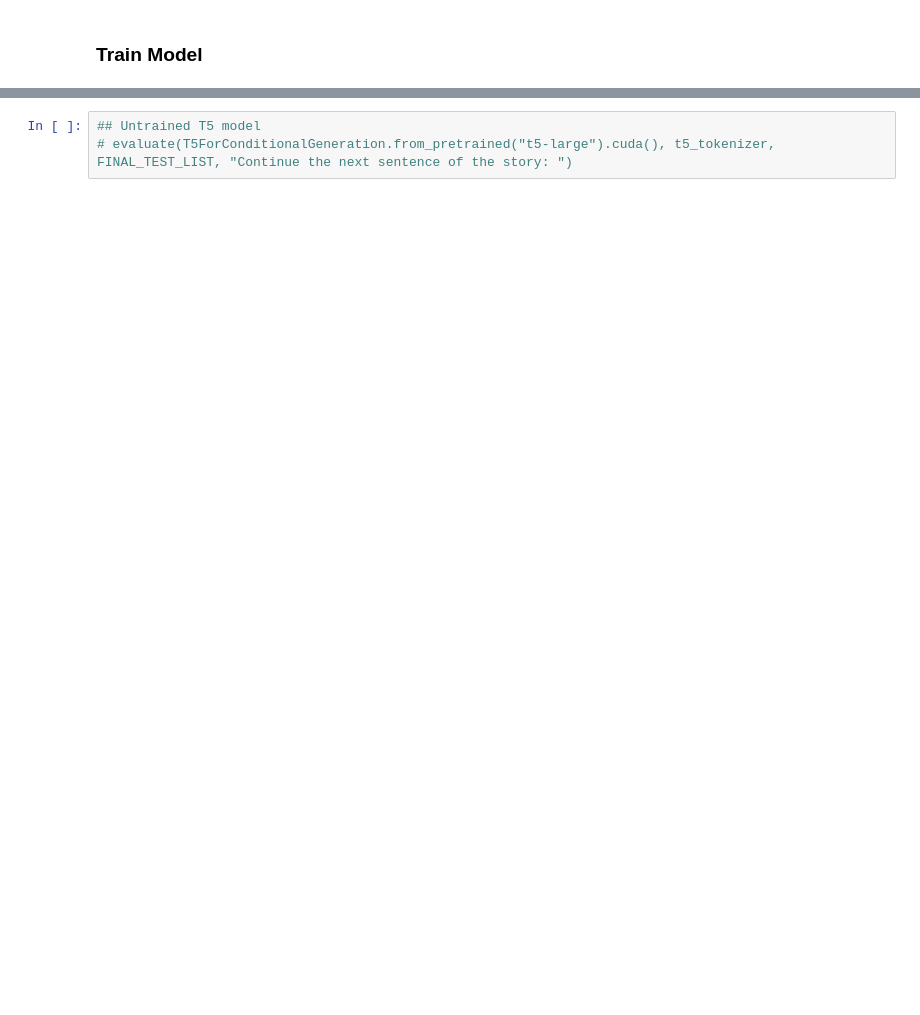
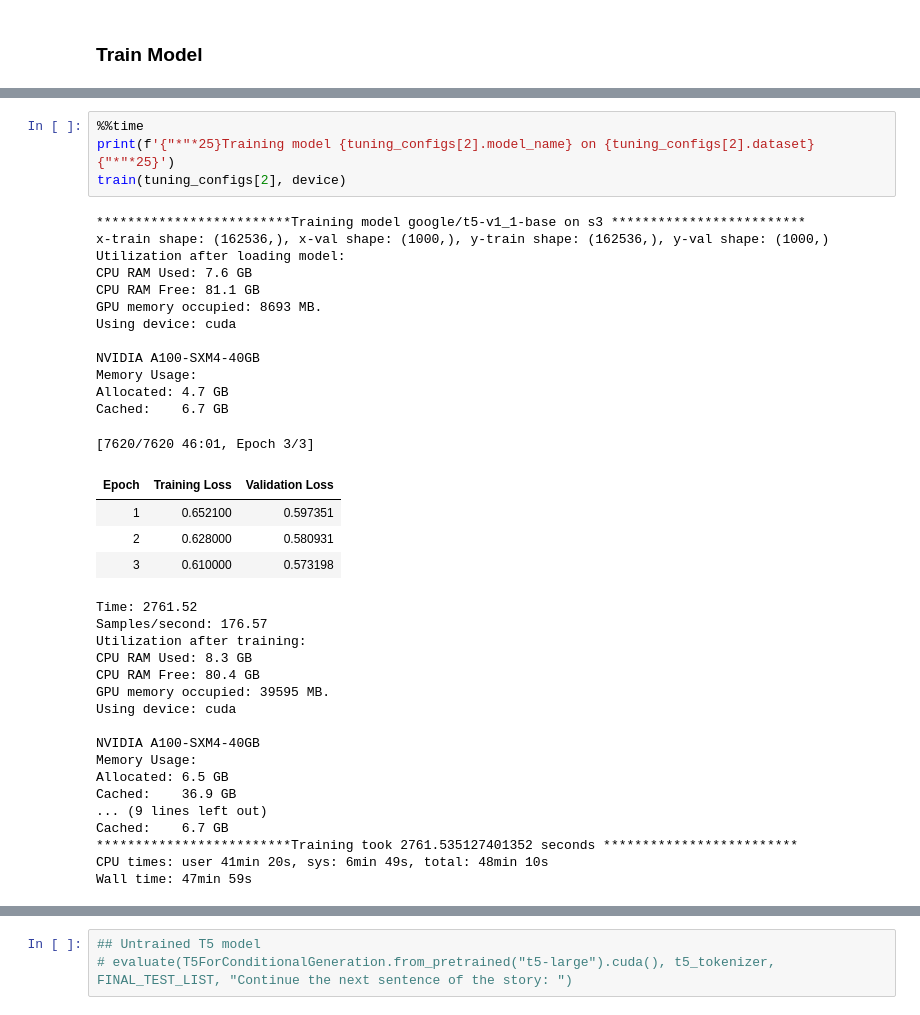
Before and after one commit to ram-senth/datasci-w266-2023-spring-team-story-bot, a Jupyter notebook: T5_Finetuning.ipynb, the cells around one changed output, grey strips where cells are left out. Drawn from its saved outputs; the diff is of its cells as text; blank space fills up the shorter version.

```diff
--- a/T5_Finetuning.ipynb
+++ b/T5_Finetuning.ipynb
@@ -306,0 +389,39 @@ def evaluate(model, tokenizer, lines, prompt):
+# %%
+%%time
+print(f'{"*"*25}Training model {tuning_configs[2].model_name} on {tuning_configs[2].dataset} {"*"*25}')
+train(tuning_configs[2], device)
+# %% [output]
+*************************Training model google/t5-v1_1-base on s3 *************************
+x-train shape: (162536,), x-val shape: (1000,), y-train shape: (162536,), y-val shape: (1000,)
+Utilization after loading model:
+CPU RAM Used: 7.6 GB
+CPU RAM Free: 81.1 GB
+GPU memory occupied: 8693 MB.
+Using device: cuda
+
+NVIDIA A100-SXM4-40GB
+Memory Usage:
+Allocated: 4.7 GB
+Cached:    6.7 GB
+[7620/7620 46:01, Epoch 3/3]
+| Epoch | Training Loss | Validation Loss |
+| 1 | 0.652100 | 0.597351 |
+| 2 | 0.628000 | 0.580931 |
+| 3 | 0.610000 | 0.573198 |
+Time: 2761.52
+Samples/second: 176.57
+Utilization after training:
+CPU RAM Used: 8.3 GB
+CPU RAM Free: 80.4 GB
+GPU memory occupied: 39595 MB.
+Using device: cuda
+
+NVIDIA A100-SXM4-40GB
+Memory Usage:
+Allocated: 6.5 GB
+Cached:    36.9 GB
+... (9 lines left out)
+Cached:    6.7 GB
+*************************Training took 2761.535127401352 seconds *************************
+CPU times: user 41min 20s, sys: 6min 49s, total: 48min 10s
+Wall time: 47min 59s
```
Also changed, not shown: parts of 14 cells of this notebook.
